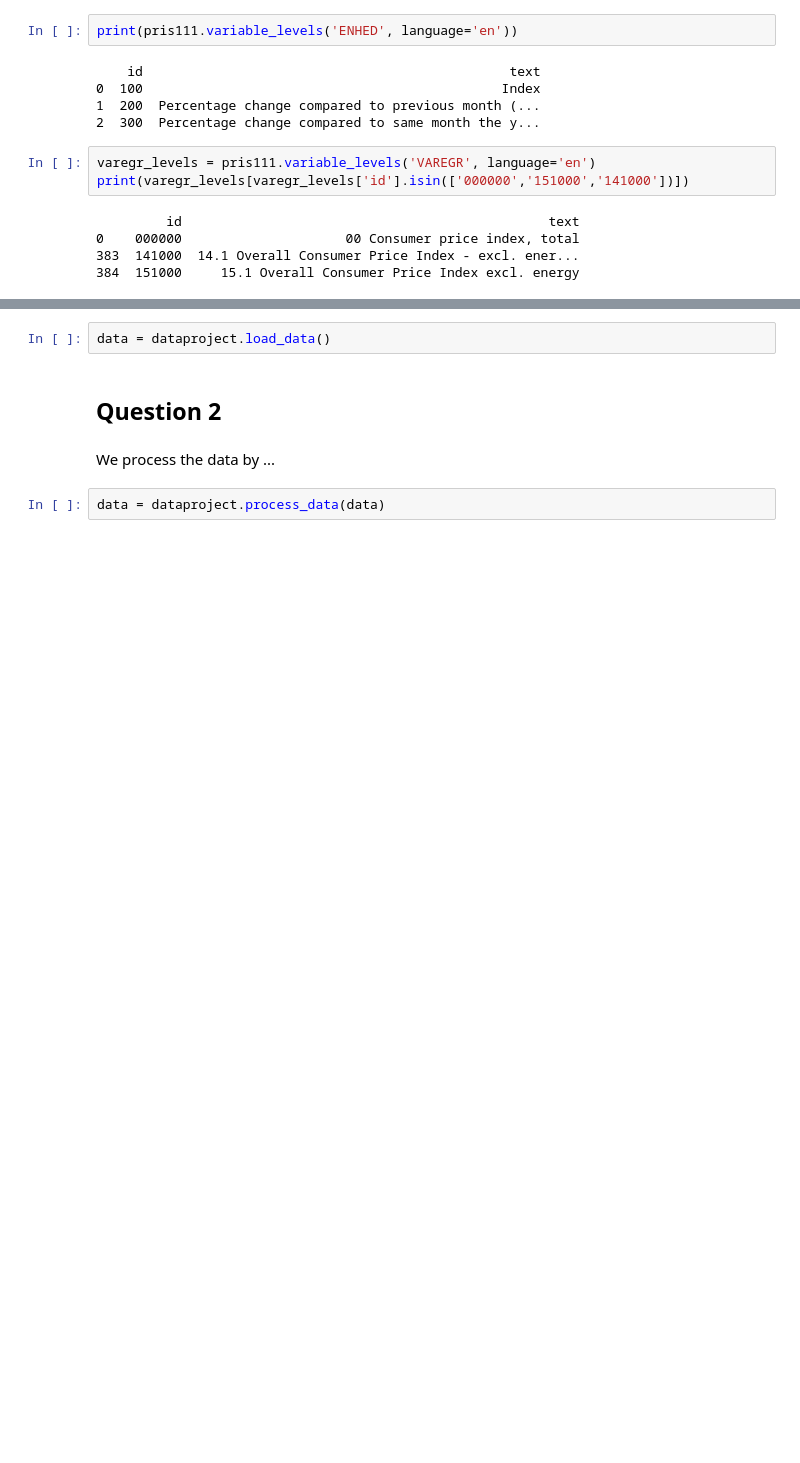
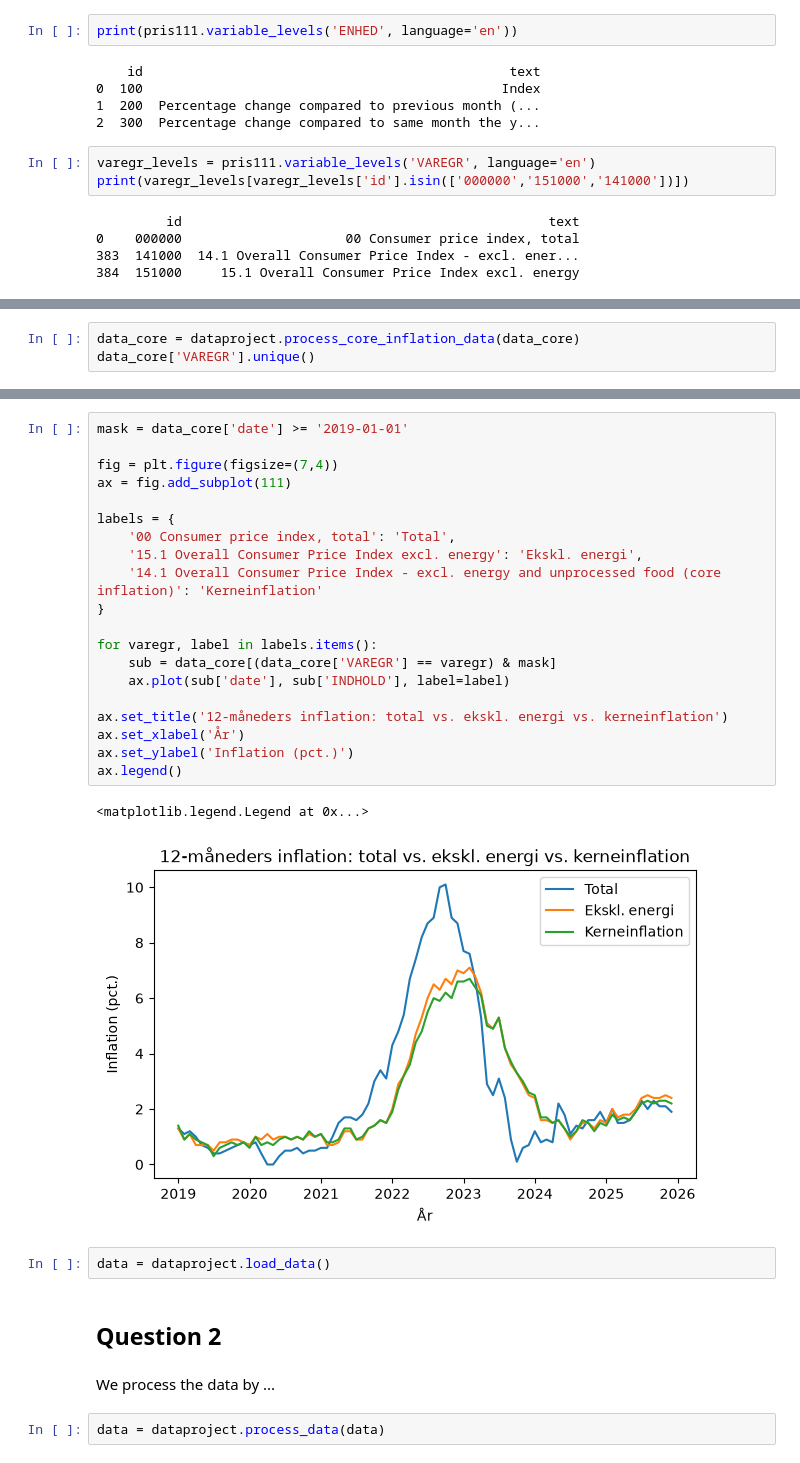
Before and after one commit to NumEconCopenhagen/projects-2025-jvb, a Jupyter notebook: 01_dataproject/dataproject.ipynb, the cells around one changed output, grey strips where cells are left out. Drawn from its saved outputs; the diff is of its cells as text; blank space fills up the shorter version.

```diff
--- a/01_dataproject/dataproject.ipynb
+++ b/01_dataproject/dataproject.ipynb
@@ -239,0 +244,3 @@ NameError: name 'DstApi' is not defined
+# %%
+data_core = dataproject.process_core_inflation_data(data_core)
+data_core['VAREGR'].unique()
@@ -240,3 +253,26 @@ NameError: name 'DstApi' is not defined
+# %%
+mask = data_core['date'] >= '2019-01-01'
+
+fig = plt.figure(figsize=(7,4))
+ax = fig.add_subplot(111)
+
+labels = {
+    '00 Consumer price index, total': 'Total',
+    '15.1 Overall Consumer Price Index excl. energy': 'Ekskl. energi',
+    '14.1 Overall Consumer Price Index - excl. energy and unprocessed food (core inflation)': 'Kerneinflation'
+}
+
+for varegr, label in labels.items():
+    sub = data_core[(data_core['VAREGR'] == varegr) & mask]
+    ax.plot(sub['date'], sub['INDHOLD'], label=label)
+
+ax.set_title('12-måneders inflation: total vs. ekskl. energi vs. kerneinflation')
+ax.set_xlabel('År')
+ax.set_ylabel('Inflation (pct.)')
+ax.legend()
+# %% [output]
+<matplotlib.legend.Legend at 0x...>
+[figure, added]
 # %%
 data = dataproject.load_data()
 # %% [markdown]
```
Also changed, not shown: parts of 3 cells of this notebook, 1 other file.
